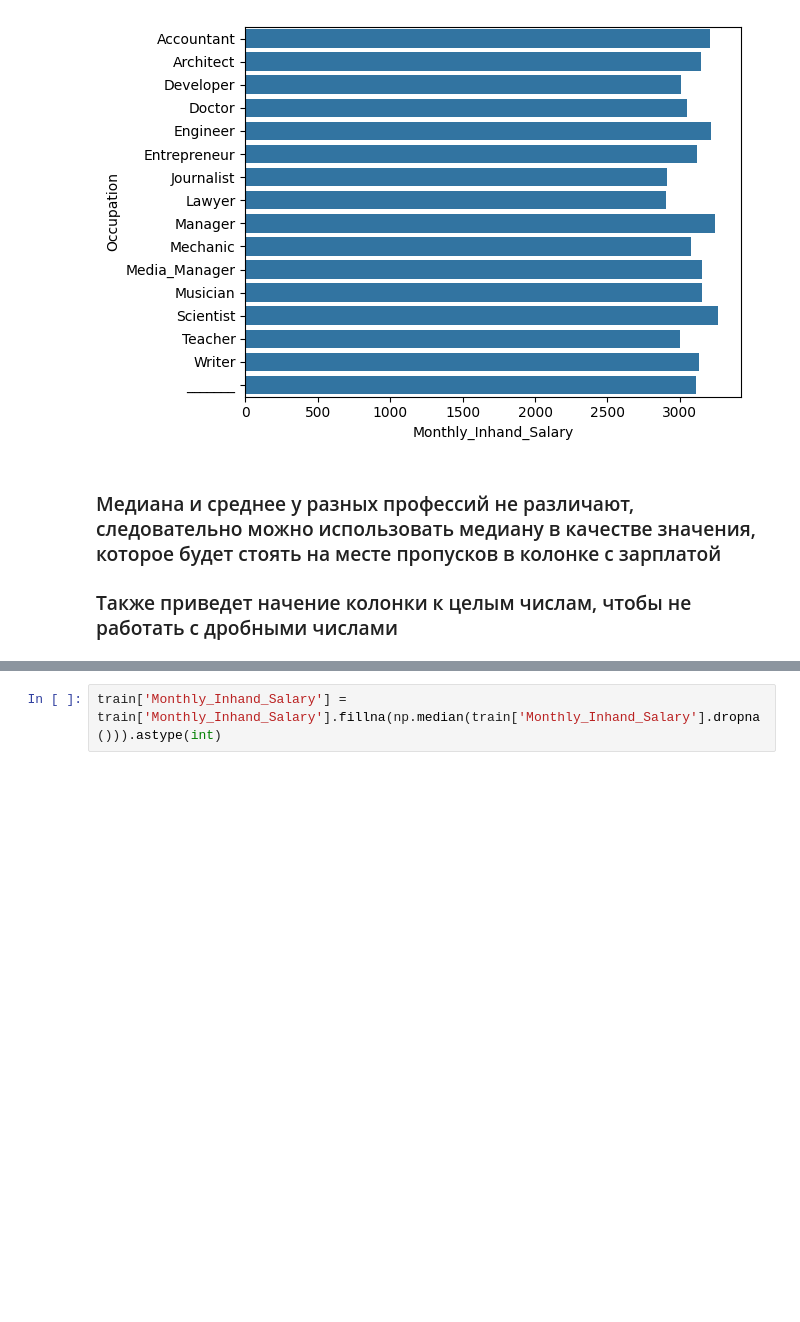
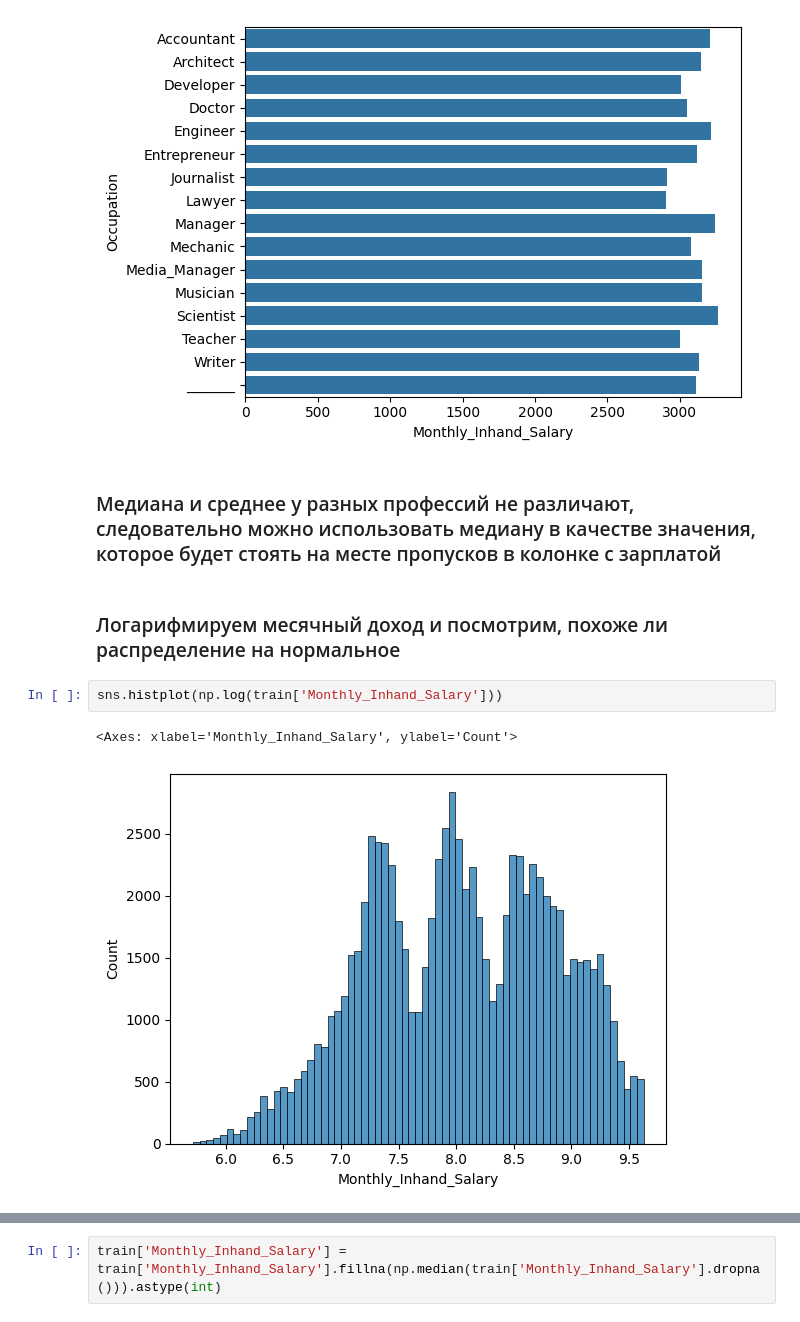
Before and after one commit to Jeyd0n/CreditScoringProject, a Jupyter notebook: notebooks/data_preprocessing.ipynb, the cells around one changed output, grey strips where cells are left out. Cells and saved outputs as stored; diff of their text form; blank space fills up the shorter version.

```diff
--- a/notebooks/data_preprocessing.ipynb
+++ b/notebooks/data_preprocessing.ipynb
@@ -122,4 +153,10 @@ sns.barplot(y=train.groupby('Occupation')['Monthly_Inhand_Salary'].median().inde
 [figure]
 # %% [markdown]
 ### Медиана и среднее у разных профессий не различают, следовательно можно использовать медиану в качестве значения, которое будет стоять на месте пропусков в колонке с зарплатой
-### Также приведет начение колонки к целым числам, чтобы не работать с дробными числами
+# %% [markdown]
+### Логарифмируем месячный доход и посмотрим, похоже ли распределение на нормальное
+# %%
+sns.histplot(np.log(train['Monthly_Inhand_Salary']))
+# %% [output]
+<Axes: xlabel='Monthly_Inhand_Salary', ylabel='Count'>
+[figure, added]
```
Also changed, not shown: parts of 44 cells of this notebook, 5 other files.
